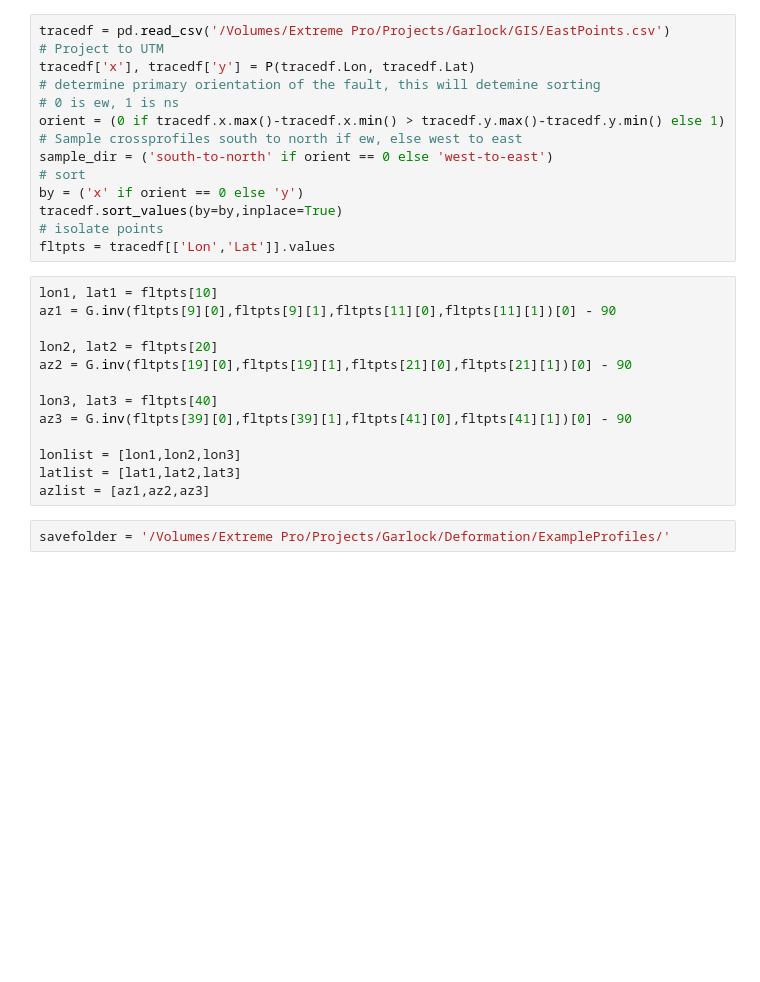
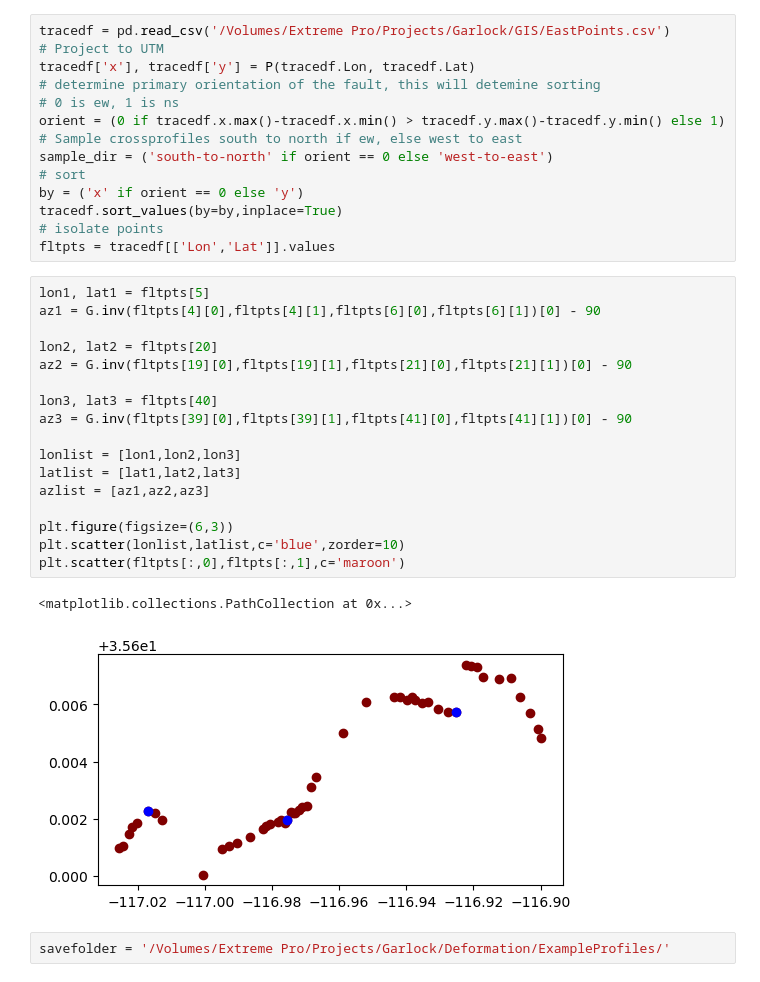
Before and after one commit to cehanagan/ImageryResources, a Jupyter notebook: Notebooks/GarlockProfileExtraction.ipynb, the cells around one changed output. Drawn from its saved outputs; the diff is of its cells as text; blank space fills up the shorter version.

```diff
--- a/Notebooks/GarlockProfileExtraction.ipynb
+++ b/Notebooks/GarlockProfileExtraction.ipynb
@@ -35,18 +35,25 @@ tracedf.sort_values(by=by,inplace=True)
 # isolate points
 fltpts = tracedf[['Lon','Lat']].values
 # %%
-lon1, lat1 = fltpts[10]
-az1 = G.inv(fltpts[9][0],fltpts[9][1],fltpts[11][0],fltpts[11][1])[0] - 90
+lon1, lat1 = fltpts[5]
+az1 = G.inv(fltpts[4][0],fltpts[4][1],fltpts[6][0],fltpts[6][1])[0] - 90
 
 lon2, lat2 = fltpts[20]
 az2 = G.inv(fltpts[19][0],fltpts[19][1],fltpts[21][0],fltpts[21][1])[0] - 90
 
 lon3, lat3 = fltpts[40]
 az3 = G.inv(fltpts[39][0],fltpts[39][1],fltpts[41][0],fltpts[41][1])[0] - 90
 
 lonlist = [lon1,lon2,lon3]
 latlist = [lat1,lat2,lat3]
 azlist = [az1,az2,az3]
+
+plt.figure(figsize=(6,3))
+plt.scatter(lonlist,latlist,c='blue',zorder=10)
+plt.scatter(fltpts[:,0],fltpts[:,1],c='maroon')
+# %% [output]
+<matplotlib.collections.PathCollection at 0x...>
+[figure, added]
 # %%
 savefolder = '/Volumes/Extreme Pro/Projects/Garlock/Deformation/ExampleProfiles/'
 # %%
```
Also changed, not shown: parts of 15 cells of this notebook, 3 other files.
